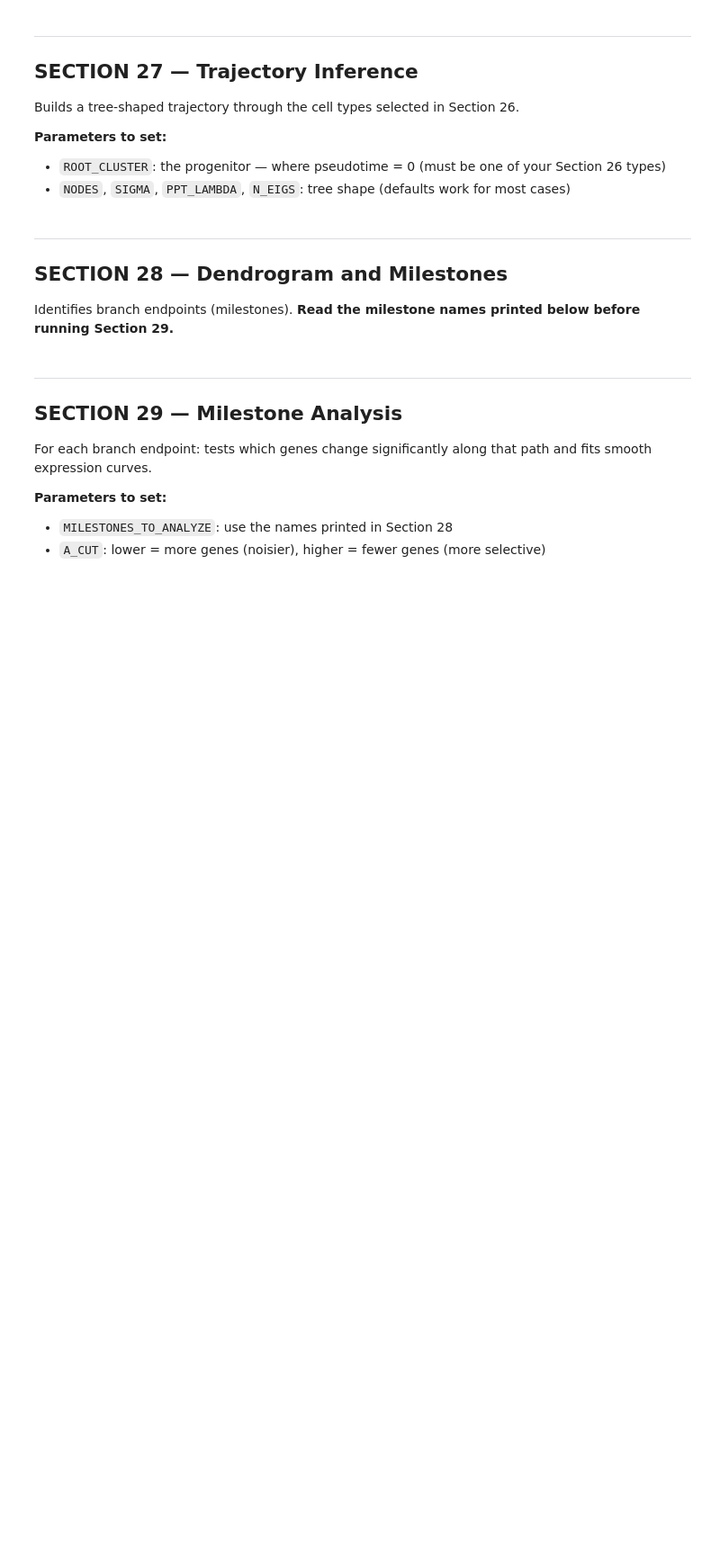
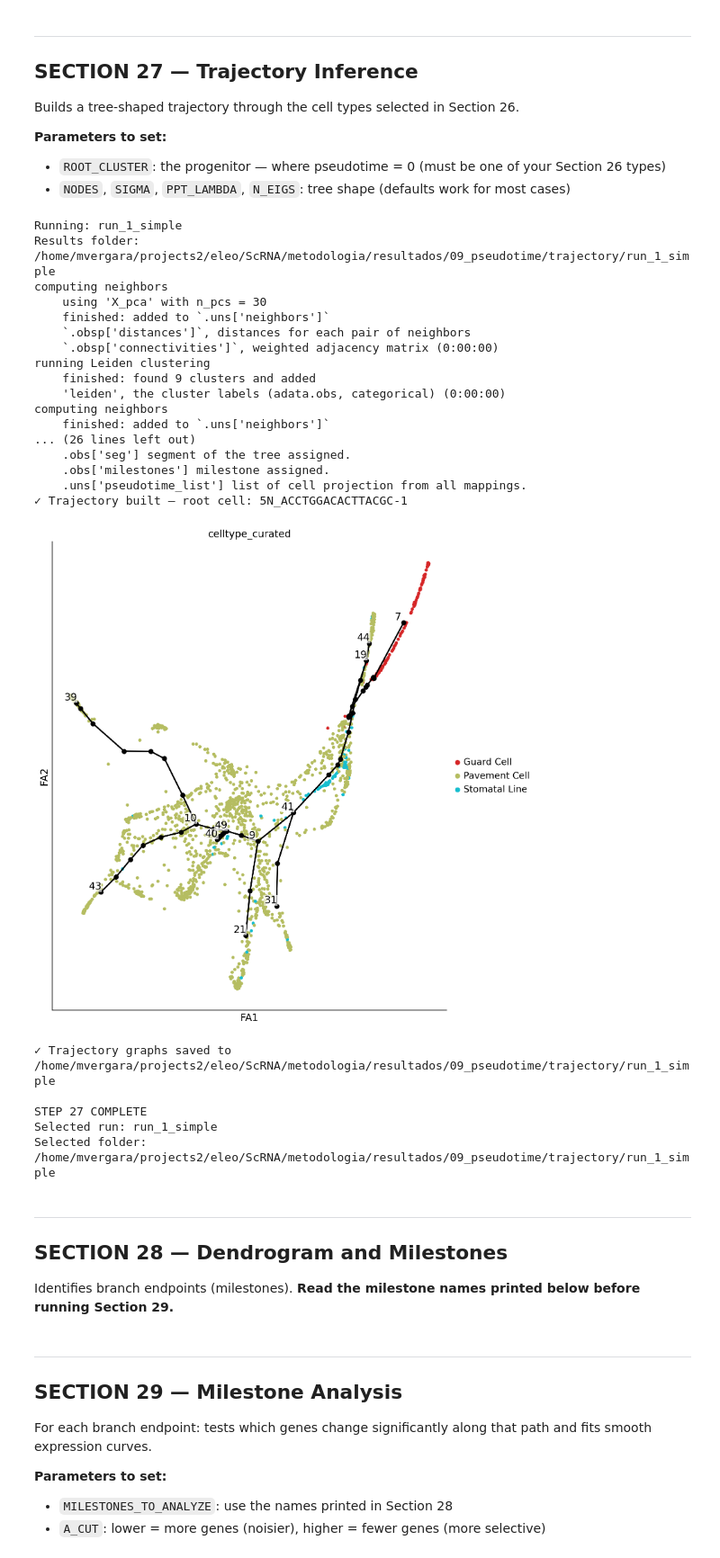
Before and after one commit to cliford2001/ScRNASeq-Docker, a Jupyter notebook: workflow/capitulo3_pseudotime.ipynb, the cells around one changed output. Shown at 90% size. Cells and saved outputs as stored; diff of their text form; code cells hidden in the pictures; blank space fills up the shorter version.

```diff
--- a/workflow/capitulo3_pseudotime.ipynb
+++ b/workflow/capitulo3_pseudotime.ipynb
@@ -182,3 +167,57 @@ print("\nSECTION 27 COMPLETE")
+# %%
+# STEP 27 — Build trajectory
+#
+# ROOT_CLUSTER is chosen from biology: literature, markers, or prior knowledge.
+# TRAJECTORY_RUNS can have one or many options. If it has several, all are run.
+
+ROOT_CLUSTER = "Stomatal Line"
+
+TRAJECTORY_RUNS = [
+    {"name": "run_1_simple", "nodes": 50, "sigma": 0.2, "lambda": 60, "eigs": 20},
+
+    # Optional comparison runs. Delete or edit these if you do not need them.
+    # {"name": "run_2_smoother", "nodes": 100, "sigma": 0.2, "lambda": 100, "eigs": 20},
+    # {"name": "run_3_more_detail", "nodes": 100, "sigma": 0.1, "lambda": 60, "eigs": 20},
+]
+
+# If you run several options, write here the one you want to continue with.
+# If this is None, the notebook continues with the last run in TRAJECTORY_RUNS.
+# Example: SELECTED_RUN = "run_2_smoother"
+SELECTED_RUN = None
+
+adata_traj, selected_trajectory_dir, trajectory_runs = run_trajectory_runs(
+    adata           = adata,
+    clusters        = TRAJECTORY_CLUSTERS,
+    root_cluster    = ROOT_CLUSTER,
+    annotation_col  = ANNOTATION_COL,
+    output_base_dir = dir_pseudotime,
+    runs            = TRAJECTORY_RUNS,
+    selected_run    = SELECTED_RUN,
+)
+# %% [output]
+Running: run_1_simple
+Results folder: /home/mvergara/projects2/eleo/ScRNA/metodologia/resultados/09_pseudotime/trajectory/run_1_simple
+computing neighbors
+    using 'X_pca' with n_pcs = 30
+    finished: added to `.uns['neighbors']`
+    `.obsp['distances']`, distances for each pair of neighbors
+    `.obsp['connectivities']`, weighted adjacency matrix (0:00:00)
+running Leiden clustering
+    finished: found 9 clusters and added
+    'leiden', the cluster labels (adata.obs, categorical) (0:00:00)
+computing neighbors
+    finished: added to `.uns['neighbors']`
+... (26 lines left out)
+    .obs['seg'] segment of the tree assigned.
+    .obs['milestones'] milestone assigned.
+    .uns['pseudotime_list'] list of cell projection from all mappings.
+✓ Trajectory built — root cell: 5N_ACCTGGACACTTACGC-1
+[figure, added]
+✓ Trajectory graphs saved to /home/mvergara/projects2/eleo/ScRNA/metodologia/resultados/09_pseudotime/trajectory/run_1_simple
+
+STEP 27 COMPLETE
+Selected run: run_1_simple
+Selected folder: /home/mvergara/projects2/eleo/ScRNA/metodologia/resultados/09_pseudotime/trajectory/run_1_simple
 # %% [markdown]
 ---
 ## SECTION 28 — Dendrogram and Milestones
```
Also changed, not shown: parts of 9 cells of this notebook, 4 other files.
